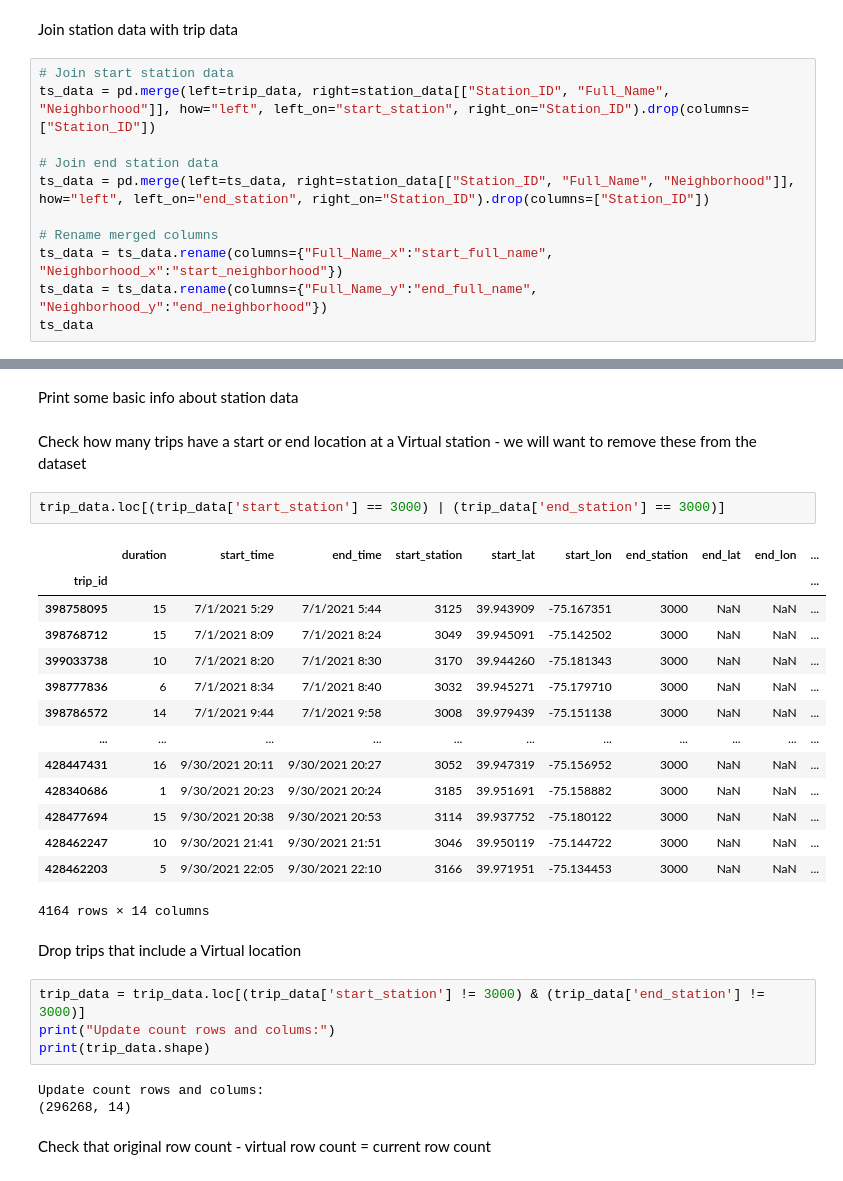
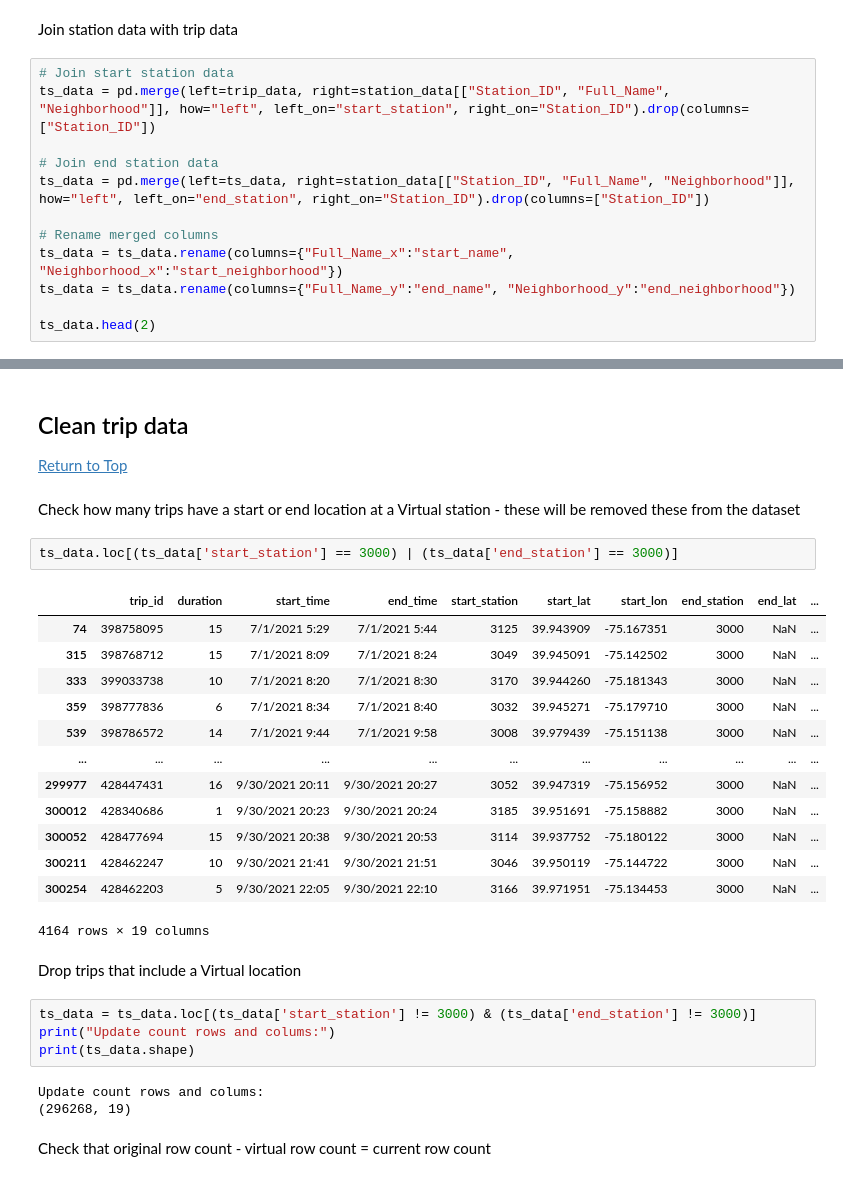
Before and after one commit to MichaelStinson/Indego-City-Bikes-with-Google-Maps-API, a Jupyter notebook: Indego Analysis with Google Maps APIs.ipynb, the cells around one changed output, grey strips where cells are left out. Cells and saved outputs as stored; diff of their text form.

```diff
--- a/Indego Analysis with Google Maps APIs.ipynb
+++ b/Indego Analysis with Google Maps APIs.ipynb
@@ -235,9 +237,10 @@ ts_data = pd.merge(left=trip_data, right=station_data[["Station_ID", "Full_Name"
 ts_data = pd.merge(left=ts_data, right=station_data[["Station_ID", "Full_Name", "Neighborhood"]], how="left", left_on="end_station", right_on="Station_ID").drop(columns=["Station_ID"])
 
 # Rename merged columns
-ts_data = ts_data.rename(columns={"Full_Name_x":"start_full_name", "Neighborhood_x":"start_neighborhood"})
-ts_data = ts_data.rename(columns={"Full_Name_y":"end_full_name", "Neighborhood_y":"end_neighborhood"})
-ts_data
+ts_data = ts_data.rename(columns={"Full_Name_x":"start_name", "Neighborhood_x":"start_neighborhood"})
+ts_data = ts_data.rename(columns={"Full_Name_y":"end_name", "Neighborhood_y":"end_neighborhood"})
+
+ts_data.head(2)
 # %% [output]
 |  | trip_id | duration | start_time | end_time | start_station | start_lat | start_lon | end_station | end_lat | ... |
 | 0 | 398698761 | 11 | 7/1/2021 0:00 | 7/1/2021 0:11 | 3045 | 39.947922 | -75.162369 | 3030 | 39.939350 | ... |
@@ -264,33 +248,33 @@ ts_data2.head()
-# %% [markdown]
-Print some basic info about station data
+# %% [markdown]
+## <a name="cleantripdata"></a> Clean trip data
+[Return to Top](#top)
 # %% [markdown]
-Check how many trips have a start or end location at a Virtual station - we will want to remove these from the dataset
+Check how many trips have a start or end location at a Virtual station - these will be removed these from the dataset
 # %%
-trip_data.loc[(trip_data['start_station'] == 3000) | (trip_data['end_station'] == 3000)]
+ts_data.loc[(ts_data['start_station'] == 3000) | (ts_data['end_station'] == 3000)]
 # %% [output]
-|  | duration | start_time | end_time | start_station | start_lat | start_lon | end_station | end_lat | end_lon | ... |
-| trip_id |  |  |  |  |  |  |  |  |  | ... |
-| 398758095 | 15 | 7/1/2021 5:29 | 7/1/2021 5:44 | 3125 | 39.943909 | -75.167351 | 3000 | NaN | NaN | ... |
-| 398768712 | 15 | 7/1/2021 8:09 | 7/1/2021 8:24 | 3049 | 39.945091 | -75.142502 | 3000 | NaN | NaN | ... |
-| 399033738 | 10 | 7/1/2021 8:20 | 7/1/2021 8:30 | 3170 | 39.944260 | -75.181343 | 3000 | NaN | NaN | ... |
-| 398777836 | 6 | 7/1/2021 8:34 | 7/1/2021 8:40 | 3032 | 39.945271 | -75.179710 | 3000 | NaN | NaN | ... |
-| 398786572 | 14 | 7/1/2021 9:44 | 7/1/2021 9:58 | 3008 | 39.979439 | -75.151138 | 3000 | NaN | NaN | ... |
+|  | trip_id | duration | start_time | end_time | start_station | start_lat | start_lon | end_station | end_lat | ... |
+| 74 | 398758095 | 15 | 7/1/2021 5:29 | 7/1/2021 5:44 | 3125 | 39.943909 | -75.167351 | 3000 | NaN | ... |
+| 315 | 398768712 | 15 | 7/1/2021 8:09 | 7/1/2021 8:24 | 3049 | 39.945091 | -75.142502 | 3000 | NaN | ... |
+| 333 | 399033738 | 10 | 7/1/2021 8:20 | 7/1/2021 8:30 | 3170 | 39.944260 | -75.181343 | 3000 | NaN | ... |
+| 359 | 398777836 | 6 | 7/1/2021 8:34 | 7/1/2021 8:40 | 3032 | 39.945271 | -75.179710 | 3000 | NaN | ... |
+| 539 | 398786572 | 14 | 7/1/2021 9:44 | 7/1/2021 9:58 | 3008 | 39.979439 | -75.151138 | 3000 | NaN | ... |
 | ... | ... | ... | ... | ... | ... | ... | ... | ... | ... | ... |
-| 428447431 | 16 | 9/30/2021 20:11 | 9/30/2021 20:27 | 3052 | 39.947319 | -75.156952 | 3000 | NaN | NaN | ... |
-| 428340686 | 1 | 9/30/2021 20:23 | 9/30/2021 20:24 | 3185 | 39.951691 | -75.158882 | 3000 | NaN | NaN | ... |
-| 428477694 | 15 | 9/30/2021 20:38 | 9/30/2021 20:53 | 3114 | 39.937752 | -75.180122 | 3000 | NaN | NaN | ... |
-| 428462247 | 10 | 9/30/2021 21:41 | 9/30/2021 21:51 | 3046 | 39.950119 | -75.144722 | 3000 | NaN | NaN | ... |
-| 428462203 | 5 | 9/30/2021 22:05 | 9/30/2021 22:10 | 3166 | 39.971951 | -75.134453 | 3000 | NaN | NaN | ... |
+| 299977 | 428447431 | 16 | 9/30/2021 20:11 | 9/30/2021 20:27 | 3052 | 39.947319 | -75.156952 | 3000 | NaN | ... |
+| 300012 | 428340686 | 1 | 9/30/2021 20:23 | 9/30/2021 20:24 | 3185 | 39.951691 | -75.158882 | 3000 | NaN | ... |
+| 300052 | 428477694 | 15 | 9/30/2021 20:38 | 9/30/2021 20:53 | 3114 | 39.937752 | -75.180122 | 3000 | NaN | ... |
+| 300211 | 428462247 | 10 | 9/30/2021 21:41 | 9/30/2021 21:51 | 3046 | 39.950119 | -75.144722 | 3000 | NaN | ... |
+| 300254 | 428462203 | 5 | 9/30/2021 22:05 | 9/30/2021 22:10 | 3166 | 39.971951 | -75.134453 | 3000 | NaN | ... |
-4164 rows × 14 columns
+4164 rows × 19 columns
 # %% [markdown]
 Drop trips that include a Virtual location
 # %%
-trip_data = trip_data.loc[(trip_data['start_station'] != 3000) & (trip_data['end_station'] != 3000)]
+ts_data = ts_data.loc[(ts_data['start_station'] != 3000) & (ts_data['end_station'] != 3000)]
 print("Update count rows and colums:")
-print(trip_data.shape)
+print(ts_data.shape)
 # %% [output]
 Update count rows and colums:
-(296268, 14)
+(296268, 19)
 # %% [markdown]
 Check that original row count - virtual row count = current row count
 # %%
```
Also changed, not shown: parts of 33 cells of this notebook.
